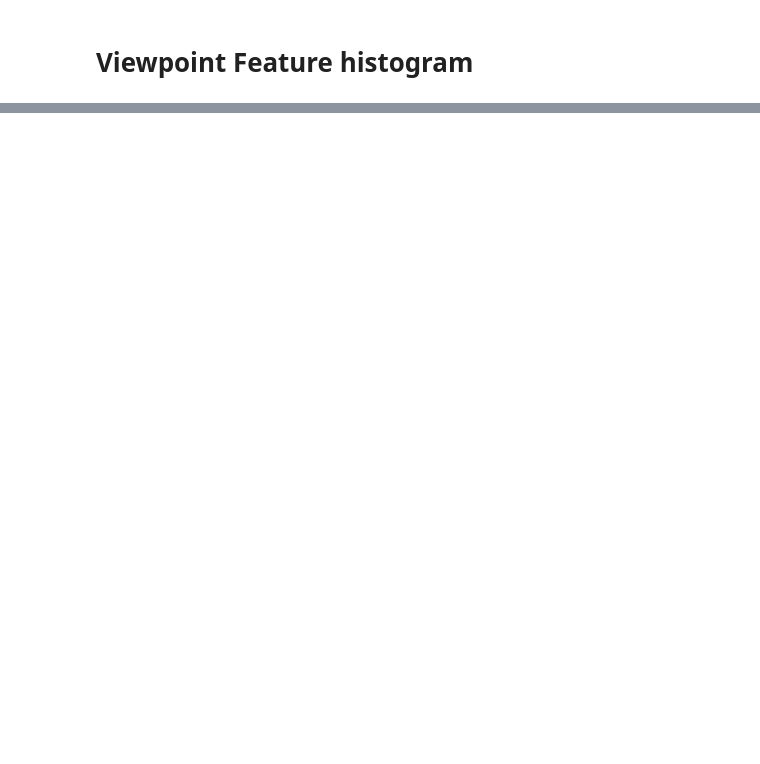
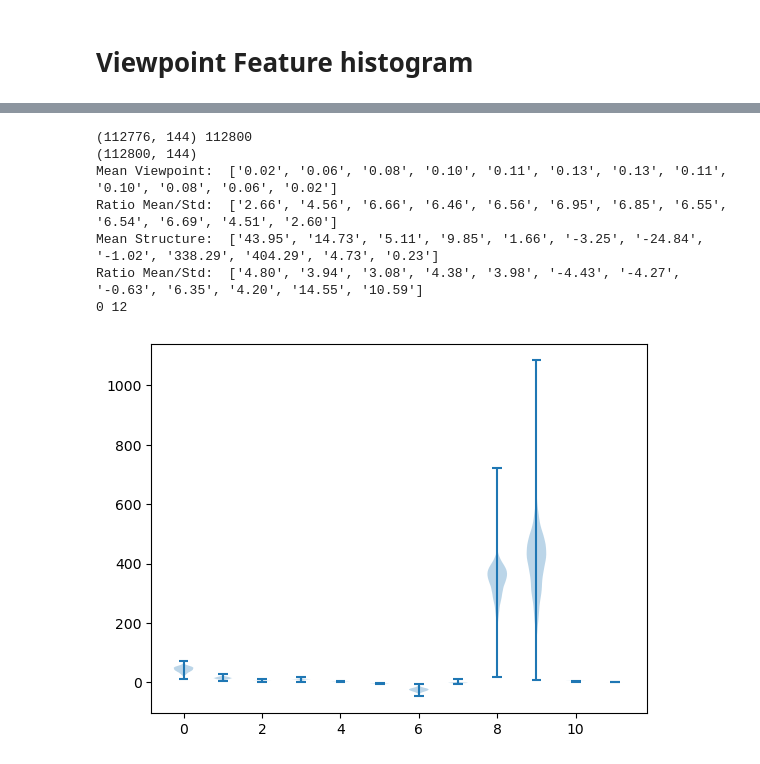
Before and after one commit to miemiemmmm/Nearl, a Jupyter notebook: Caliberate_MolBlock_Viewpoint.ipynb, the cells around one changed output, grey strips where cells are left out. Saved outputs shown, nothing was run; the diff lists cells and outputs as text; code cells hidden in the pictures; blank space fills up the shorter version.

```diff
--- a/Caliberate_MolBlock_Viewpoint.ipynb
+++ b/Caliberate_MolBlock_Viewpoint.ipynb
@@ -536,0 +679,28 @@ array([0.        , 0.        , 0.00071942, 0.00143885, 0.00215827,
+# %%
+result = result_dict["repr"]
+result_gt0 = result[result[:,0]>0]
+print(result_gt0.shape, len(result))
+
+print(result.shape)
+print("Mean Viewpoint: ", [f"{i:.2f}" for i in result_gt0[:,12:24].mean(axis=0)])
+print("Ratio Mean/Std: ", [f"{i:.2f}" for i in result_gt0[:,12:24].mean(axis=0) / result_gt0[:,12:24].std(axis=0)])
+print("Mean Structure: ", [f"{i:.2f}" for i in result_gt0[:,:12].mean(axis=0)])
+print("Ratio Mean/Std: ", [f"{i:.2f}" for i in result_gt0[:,:12].mean(axis=0) / result_gt0[:,:12].std(axis=0)])
+
+whichseg = 0
+part = 0
+col_st = part+whichseg*12
+col_ed = part+12+whichseg*12
+print(col_st, col_ed)
+plt.violinplot(result_gt0[:, col_st:col_ed], range(12))
+# plt.ylim([-0,1])
+plt.show()
+# %% [output]
+(112776, 144) 112800
+(112800, 144)
+Mean Viewpoint:  ['0.02', '0.06', '0.08', '0.10', '0.11', '0.13', '0.13', '0.11', '0.10', '0.08', '0.06', '0.02']
+Ratio Mean/Std:  ['2.66', '4.56', '6.66', '6.46', '6.56', '6.95', '6.85', '6.55', '6.54', '6.69', '4.51', '2.60']
+Mean Structure:  ['43.95', '14.73', '5.11', '9.85', '1.66', '-3.25', '-24.84', '-1.02', '338.29', '404.29', '4.73', '0.23']
+Ratio Mean/Std:  ['4.80', '3.94', '3.08', '4.38', '3.98', '-4.43', '-4.27', '-0.63', '6.35', '4.20', '14.55', '10.59']
+0 12
+[figure, added]
```
Also changed, not shown: parts of 15 cells of this notebook, 12 other files.
